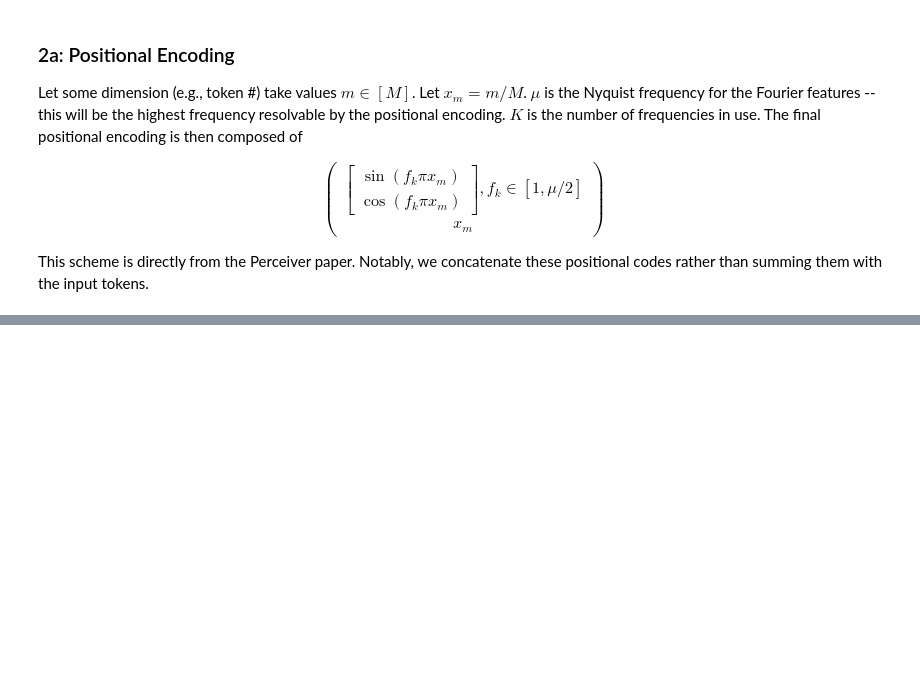
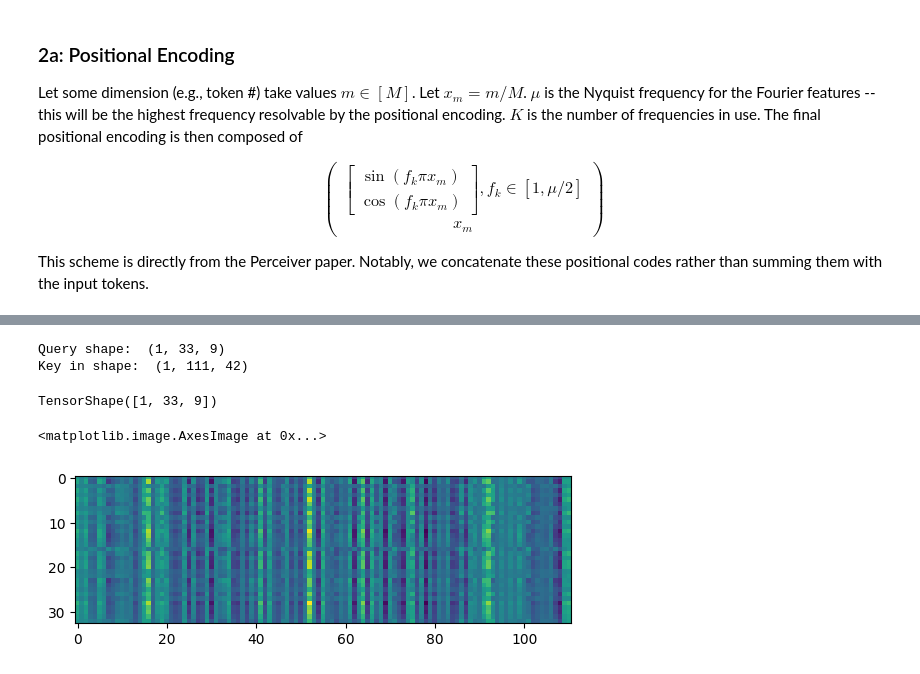
Before and after one commit to amanb2000/Multimodal_Foundation, a Jupyter notebook: sketch/03_Transformer_Preliminaries.ipynb, the cells around one changed output, grey strips where cells are left out. Cells and saved outputs as stored; diff of their text form; code cells hidden in the pictures; blank space fills up the shorter version.

```diff
--- a/sketch/03_Transformer_Preliminaries.ipynb
+++ b/sketch/03_Transformer_Preliminaries.ipynb
@@ -276,0 +293,34 @@ print(FlatCodedPatchedSet)
+# %%
+## Test layer -- let's see if the input/output dims are OK
+# `key_dim`: Governs the dimensionality of queries + keys within each attention head.
+# `value_dim`: Dimensionality of the values within each attention head.
+layer = tf.keras.layers.MultiHeadAttention(num_heads=3, key_dim=2, dropout=0.0,
+		use_bias=True)
+
+batch_size = 1
+
+n_tokens_out = 33
+query_dim = 9
+
+n_tokens_in = 111
+key_dim = 42
+
+query_in = tf.random.uniform([batch_size, n_tokens_out, query_dim])
+key_in = tf.random.uniform([batch_size, n_tokens_in, key_dim])
+
+print("Query shape: ", query_in.shape)
+print("Key in shape: ", key_in.shape)
+# %% [output]
+Query shape:  (1, 33, 9)
+Key in shape:  (1, 111, 42)
+# %%
+output_tensor, weights = layer(query_in, key_in, return_attention_scores=True)
+# %%
+output_tensor.shape
+# %% [output]
+TensorShape([1, 33, 9])
+# %%
+plt.imshow(weights[0,1,:,:])
+# %% [output]
+<matplotlib.image.AxesImage at 0x...>
+[figure, added]
```
Also changed, not shown: parts of 13 cells of this notebook.
